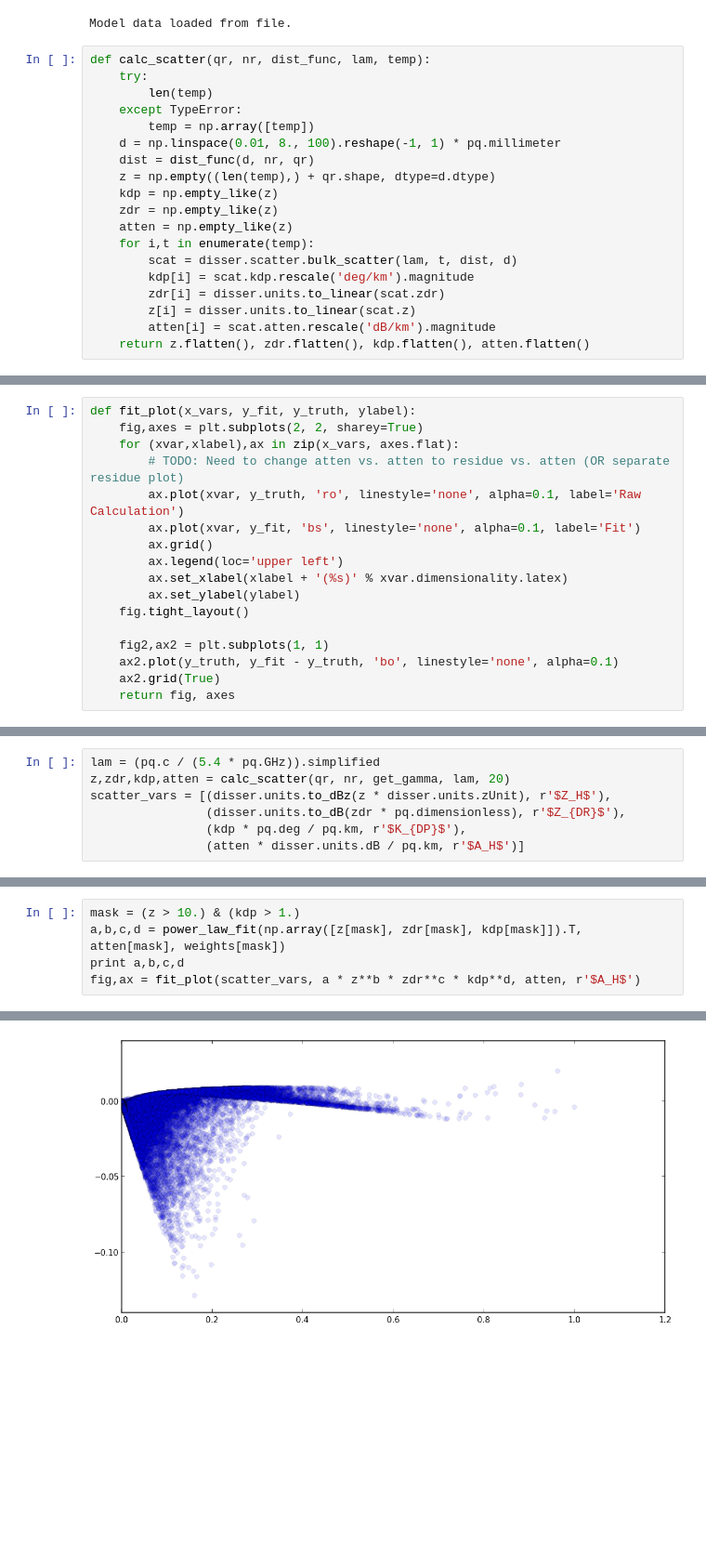
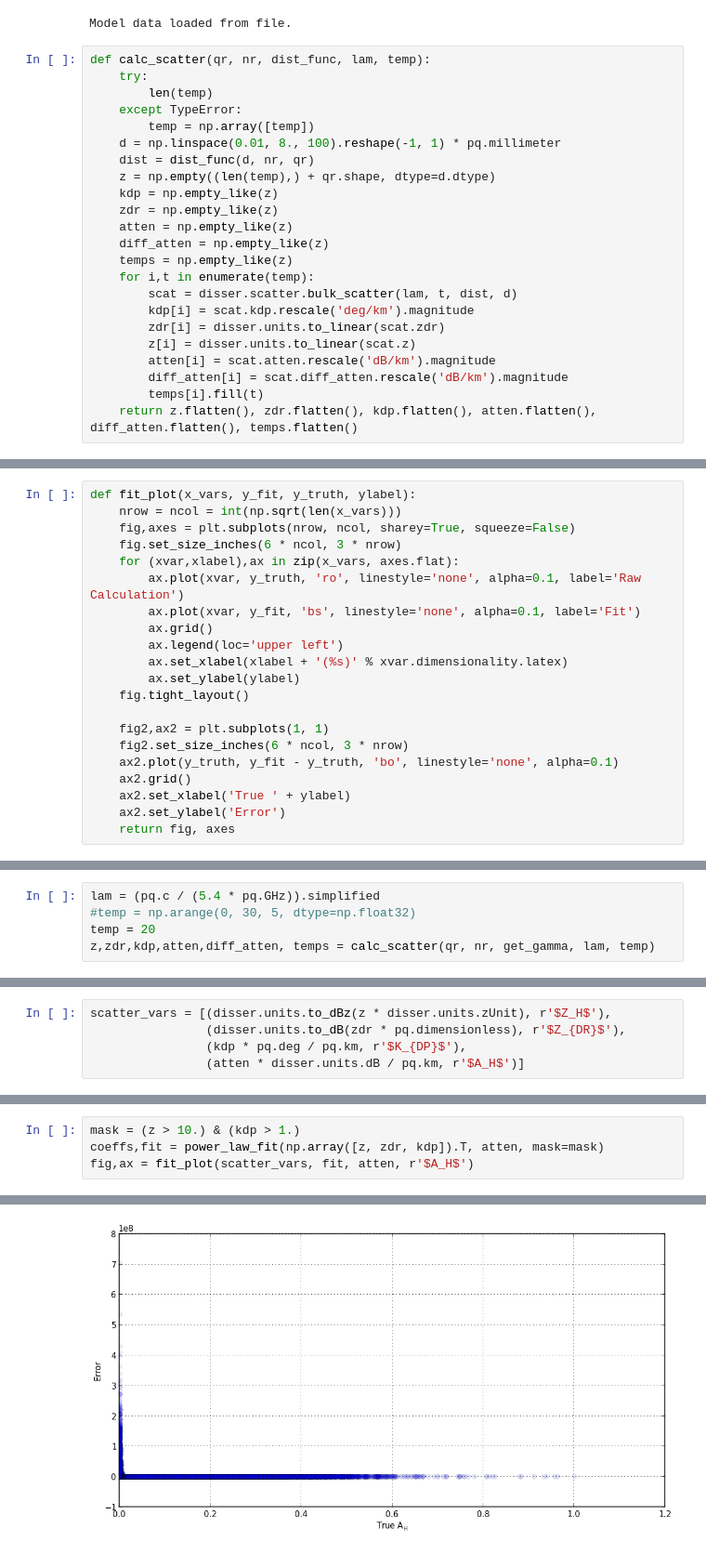
Before and after one commit to dopplershift/DissertationCode, a Jupyter notebook: notebooks/Regression.ipynb, the cells around one changed output, grey strips where cells are left out. Shown at 93% size. Cells and saved outputs as stored; diff of their text form; blank space fills up the shorter version.

```diff
--- a/notebooks/Regression.ipynb
+++ b/notebooks/Regression.ipynb
@@ -47,11 +47,15 @@ def calc_scatter(qr, nr, dist_func, lam, temp):
     kdp = np.empty_like(z)
     zdr = np.empty_like(z)
     atten = np.empty_like(z)
+    diff_atten = np.empty_like(z)
+    temps = np.empty_like(z)
     for i,t in enumerate(temp):
         scat = disser.scatter.bulk_scatter(lam, t, dist, d)
         kdp[i] = scat.kdp.rescale('deg/km').magnitude
         zdr[i] = disser.units.to_linear(scat.zdr)
         z[i] = disser.units.to_linear(scat.z)
         atten[i] = scat.atten.rescale('dB/km').magnitude
-    return z.flatten(), zdr.flatten(), kdp.flatten(), atten.flatten()
+        diff_atten[i] = scat.diff_atten.rescale('dB/km').magnitude
+        temps[i].fill(t)
+    return z.flatten(), zdr.flatten(), kdp.flatten(), atten.flatten(), diff_atten.flatten(), temps.flatten()
 # %%
@@ -70,8 +98,9 @@ def power_law_fit(x_vars, y_var, weights=None):
 # %%
 def fit_plot(x_vars, y_fit, y_truth, ylabel):
-    fig,axes = plt.subplots(2, 2, sharey=True)
+    nrow = ncol = int(np.sqrt(len(x_vars)))
+    fig,axes = plt.subplots(nrow, ncol, sharey=True, squeeze=False)
+    fig.set_size_inches(6 * ncol, 3 * nrow)
     for (xvar,xlabel),ax in zip(x_vars, axes.flat):
-        # TODO: Need to change atten vs. atten to residue vs. atten (OR separate residue plot)
         ax.plot(xvar, y_truth, 'ro', linestyle='none', alpha=0.1, label='Raw Calculation')
         ax.plot(xvar, y_fit, 'bs', linestyle='none', alpha=0.1, label='Fit')
         ax.grid()
@@ -81,6 +110,9 @@ def fit_plot(x_vars, y_fit, y_truth, ylabel):
     fig.tight_layout()
 
     fig2,ax2 = plt.subplots(1, 1)
+    fig2.set_size_inches(6 * ncol, 3 * nrow)
     ax2.plot(y_truth, y_fit - y_truth, 'bo', linestyle='none', alpha=0.1)
-    ax2.grid(True)
+    ax2.grid()
+    ax2.set_xlabel('True ' + ylabel)
+    ax2.set_ylabel('Error')
     return fig, axes
@@ -86,0 +121,5 @@ def fit_plot(x_vars, y_fit, y_truth, ylabel):
+# %%
+lam = (pq.c / (5.4 * pq.GHz)).simplified
+#temp = np.arange(0, 30, 5, dtype=np.float32)
+temp = 20
+z,zdr,kdp,atten,diff_atten, temps = calc_scatter(qr, nr, get_gamma, lam, temp)
@@ -87,6 +203,4 @@ def fit_plot(x_vars, y_fit, y_truth, ylabel):
 # %%
-lam = (pq.c / (5.4 * pq.GHz)).simplified
-z,zdr,kdp,atten = calc_scatter(qr, nr, get_gamma, lam, 20)
 scatter_vars = [(disser.units.to_dBz(z * disser.units.zUnit), r'$Z_H$'),
                 (disser.units.to_dB(zdr * pq.dimensionless), r'$Z_{DR}$'),
                 (kdp * pq.deg / pq.km, r'$K_{DP}$'),
@@ -106,6 +227,5 @@ fig,ax = fit_plot(scatter_vars, fit, atten, r'$A_H$')
 # %%
 mask = (z > 10.) & (kdp > 1.)
-a,b,c,d = power_law_fit(np.array([z[mask], zdr[mask], kdp[mask]]).T, atten[mask], weights[mask])
-print a,b,c,d
-fig,ax = fit_plot(scatter_vars, a * z**b * zdr**c * kdp**d, atten, r'$A_H$')
+coeffs,fit = power_law_fit(np.array([z, zdr, kdp]).T, atten, mask=mask)
+fig,ax = fit_plot(scatter_vars, fit, atten, r'$A_H$')
 # %% [output]
@@ -115,2 +235,2 @@ fig,ax = fit_plot(scatter_vars, a * z**b * zdr**c * kdp**d, atten, r'$A_H$')
-[figure, old version]
+[figure, new version]
 # %%
```
Also changed, not shown: parts of 29 cells of this notebook.
